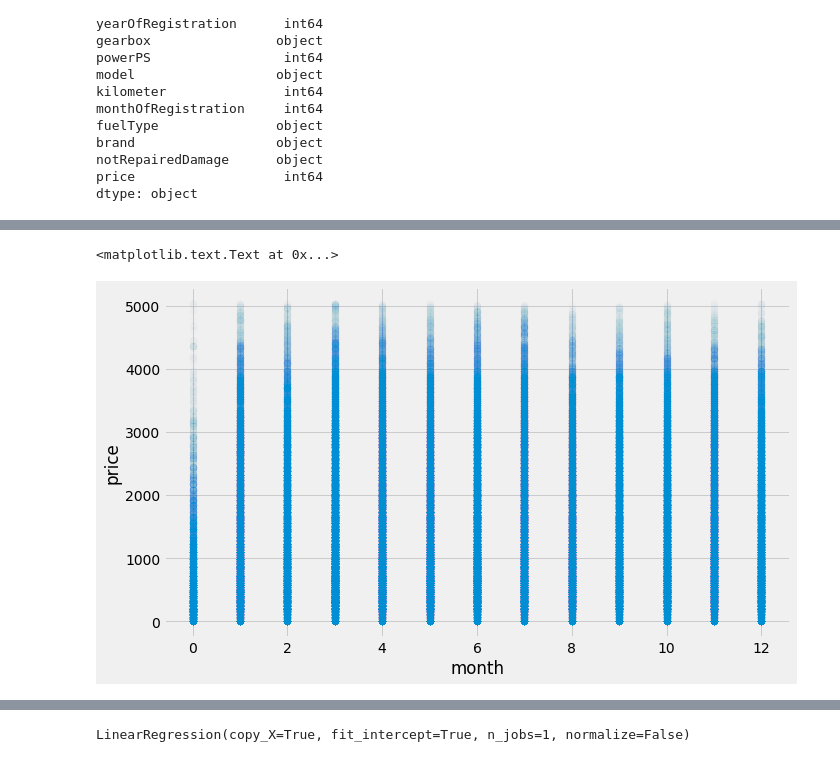
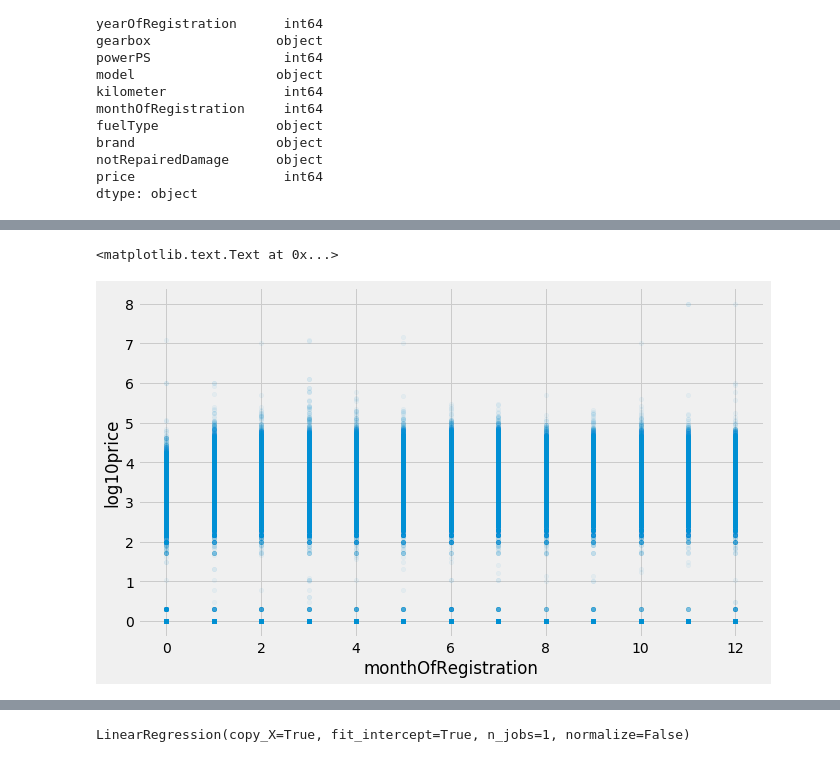
Before and after one commit to amitkaps/hackermath, a Jupyter notebook: Module_1f_Exercise_LinearRegression-Completed.ipynb, the cells around one changed output, grey strips where cells are left out. Drawn from its saved outputs; the diff is of its cells as text; code cells hidden in the pictures.

```diff
--- a/Module_1f_Exercise_LinearRegression-Completed.ipynb
+++ b/Module_1f_Exercise_LinearRegression-Completed.ipynb
@@ -73,2 +97,4 @@ from sklearn import preprocessing
+# %%
+le = preprocessing.LabelEncoder()
 # %%
-cars_encoded = cars.apply(preprocessing.LabelEncoder().fit_transform)
+cars_encoded_object = cars[col_object].apply(le.fit_transform)
@@ -75,3 +113,5 @@ cars_encoded = cars.apply(preprocessing.LabelEncoder().fit_transform)
+# %%
+cars_encoded = pd.concat([cars_encoded_object, cars[col_others]],axis = 1)
 # %%
 cars_encoded.head()
 # %% [output]
@@ -102,0 +143,2 @@ plt.ylabel('price')
+# %%
+cars_encoded['log10price'] = np.log10(cars_encoded.price + 1)
@@ -112,9 +155,8 @@ sns.stripplot(x="monthOfRegistration", y="price", data=cars_encoded, jitter=True
 # %%
-plt.scatter(cars_encoded.monthOfRegistration,
-           cars_encoded.price,
-           s=50, alpha = 0.01)
-plt.xlabel('month')
-plt.ylabel('price')
+plt.scatter(cars_encoded.monthOfRegistration, cars_encoded.log10price,
+           s=20, alpha = 0.05)
+plt.xlabel('monthOfRegistration')
+plt.ylabel('log10price')
 # %% [output]
 <matplotlib.text.Text at 0x...>
-[figure, old version]
+[figure, new version]
```
Also changed, not shown: parts of 48 cells of this notebook, 7 other files.
